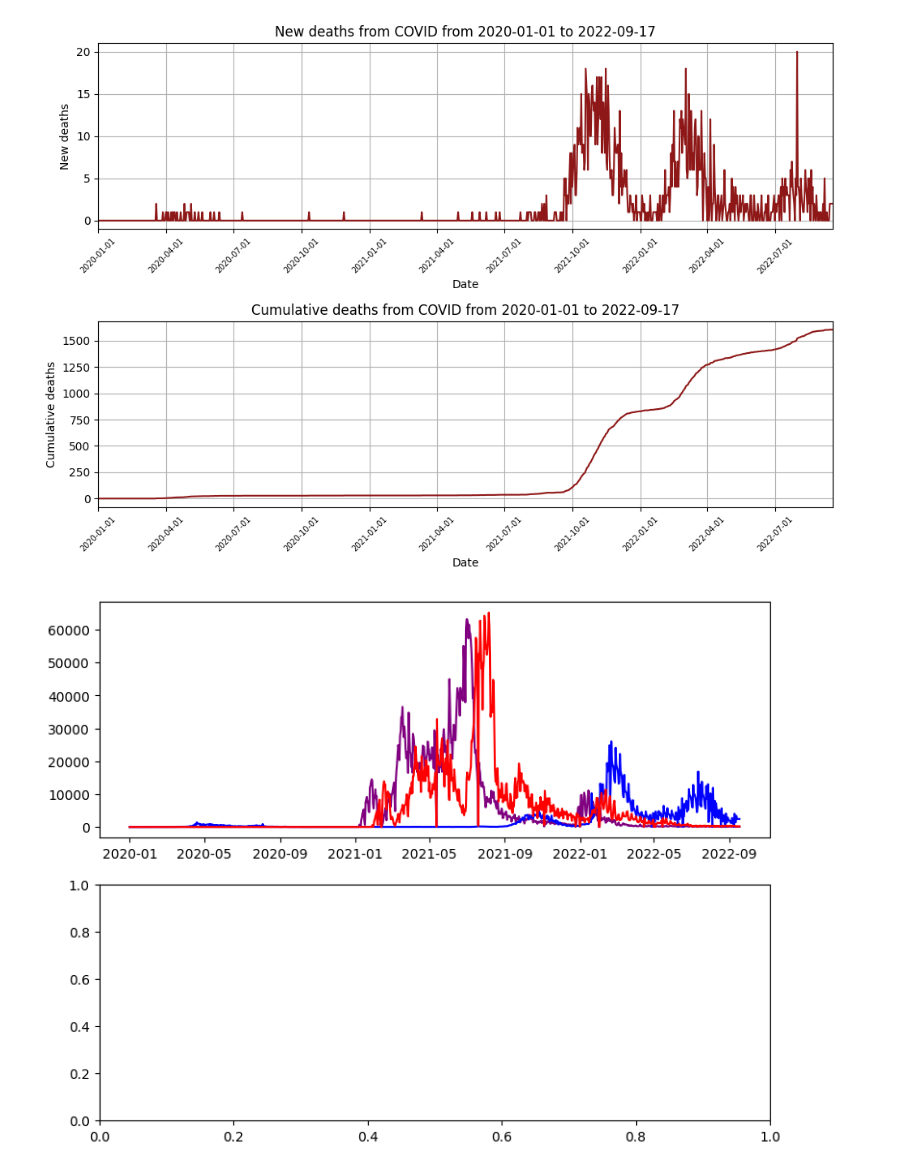
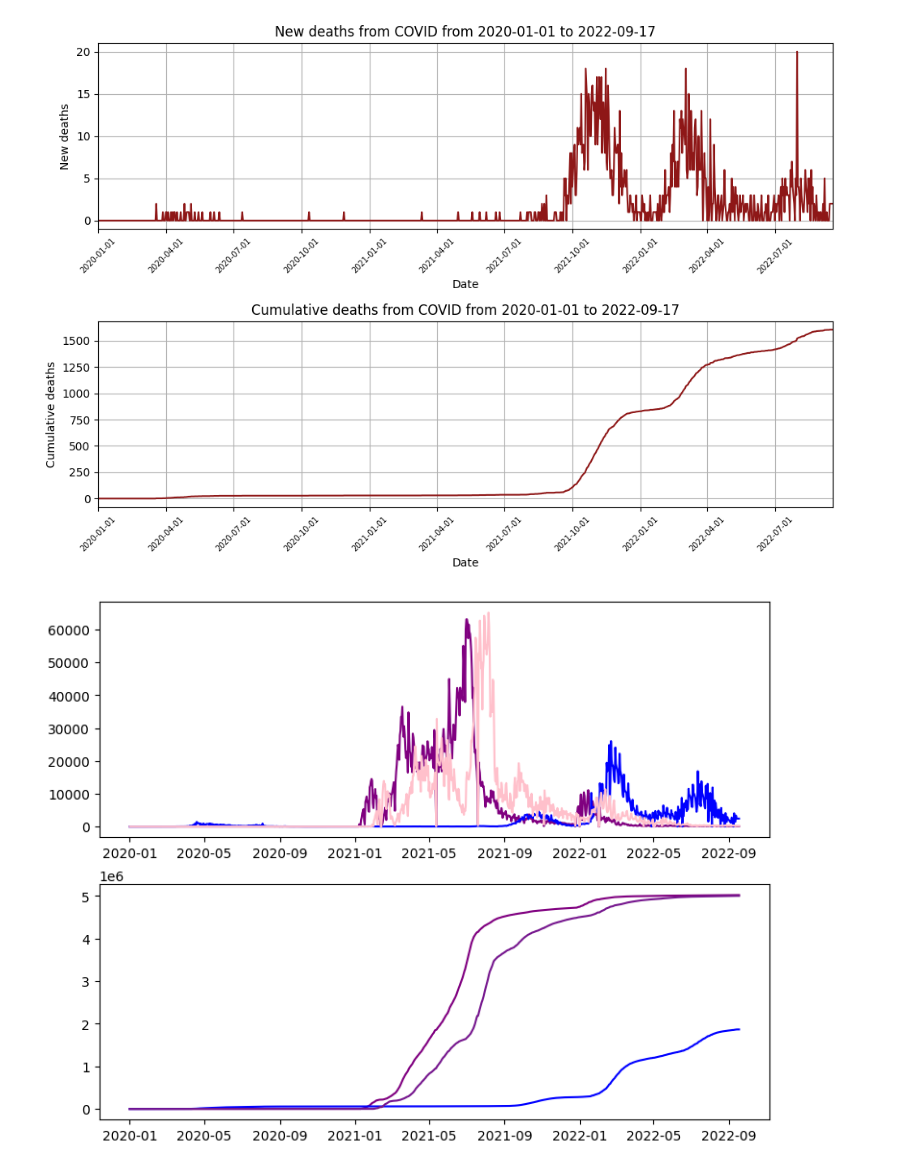
Before and after one commit to Karolcha100/Covid-19_Singapore, a Jupyter notebook: Aterien/test.ipynb, the cells around one changed output. Drawn from its saved outputs; the diff is of its cells as text; code cells hidden in the pictures.

Commit message:
combined plots

```diff
--- a/Aterien/test.ipynb
+++ b/Aterien/test.ipynb
@@ -73,11 +72,15 @@ simple_static_stats_plot(data,
 # %%
 def vaccination_plot(df):
     fig, axs = plt.subplots(2,1,figsize = (9,7))
 
     axs[0].plot(df['date'], df['new_persons_vaccinated'], color = 'purple')
     axs[0].plot(df['date'], df["new_confirmed"], color = 'blue')
-    axs[0].plot(df['date'], df['new_persons_fully_vaccinated'], color = 'red')
+    axs[0].plot(df['date'], df['new_persons_fully_vaccinated'], color = 'pink')
+
+    axs[1].plot(df['date'], df['cumulative_persons_vaccinated'], color = 'purple')
+    axs[1].plot(df['date'], df["cumulative_confirmed"], color = 'blue')
+    axs[1].plot(df['date'], df['cumulative_persons_fully_vaccinated'], color = '#76178E')
 
 vaccination_plot(data)
 # %% [output]
-[figure, old version]
+[figure, new version]
```
Also changed, not shown: parts of 3 cells of this notebook.
